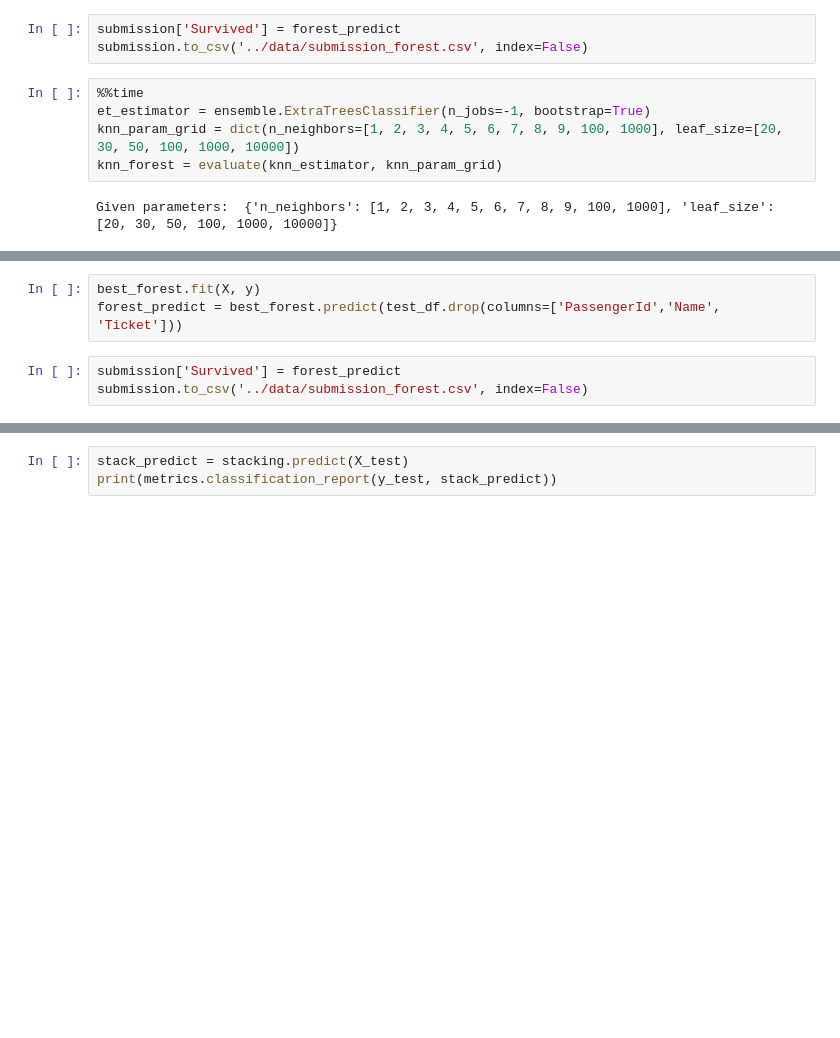
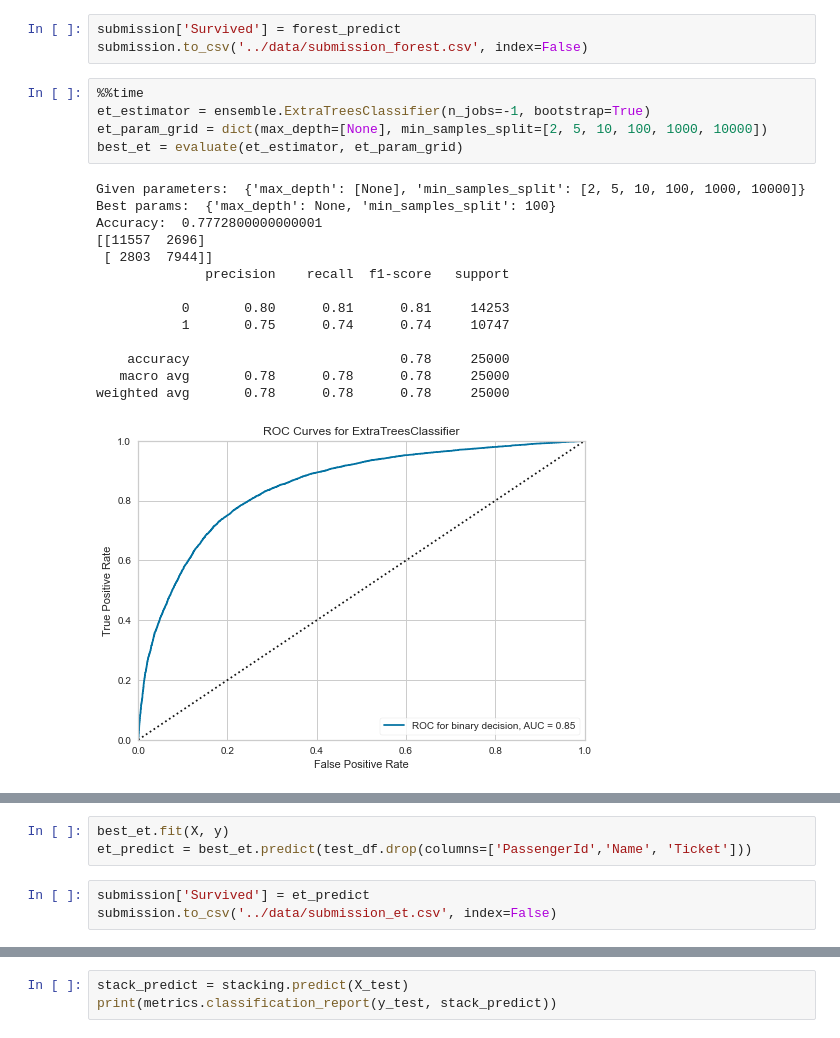
Before and after one commit to theSkyseS/data-analysis, a Jupyter notebook: competition/notebooks/data_processing.ipynb, the cells around one changed output, grey strips where cells are left out. Saved outputs shown, nothing was run; the diff lists cells and outputs as text; blank space fills up the shorter version.

```diff
--- a/competition/notebooks/data_processing.ipynb
+++ b/competition/notebooks/data_processing.ipynb
@@ -142,7 +142,20 @@ submission.to_csv('../data/submission_forest.csv', index=False)
 # %%
 %%time
 et_estimator = ensemble.ExtraTreesClassifier(n_jobs=-1, bootstrap=True)
-knn_param_grid = dict(n_neighbors=[1, 2, 3, 4, 5, 6, 7, 8, 9, 100, 1000], leaf_size=[20, 30, 50, 100, 1000, 10000])
-knn_forest = evaluate(knn_estimator, knn_param_grid)
+et_param_grid = dict(max_depth=[None], min_samples_split=[2, 5, 10, 100, 1000, 10000])
+best_et = evaluate(et_estimator, et_param_grid)
 # %% [output]
-Given parameters:  {'n_neighbors': [1, 2, 3, 4, 5, 6, 7, 8, 9, 100, 1000], 'leaf_size': [20, 30, 50, 100, 1000, 10000]}
+Given parameters:  {'max_depth': [None], 'min_samples_split': [2, 5, 10, 100, 1000, 10000]}
+Best params:  {'max_depth': None, 'min_samples_split': 100}
+Accuracy:  0.7772800000000001
+[[11557  2696]
+ [ 2803  7944]]
+              precision    recall  f1-score   support
+
+           0       0.80      0.81      0.81     14253
+           1       0.75      0.74      0.74     10747
+
+    accuracy                           0.78     25000
+   macro avg       0.78      0.78      0.78     25000
+weighted avg       0.78      0.78      0.78     25000
+[figure, added]
@@ -149,7 +163,7 @@ Given parameters:  {'n_neighbors': [1, 2, 3, 4, 5, 6, 7, 8, 9, 100, 1000], 'leaf
 # %%
-best_forest.fit(X, y)
-forest_predict = best_forest.predict(test_df.drop(columns=['PassengerId','Name', 'Ticket']))
+best_et.fit(X, y)
+et_predict = best_et.predict(test_df.drop(columns=['PassengerId','Name', 'Ticket']))
 # %%
-submission['Survived'] = forest_predict
-submission.to_csv('../data/submission_forest.csv', index=False)
+submission['Survived'] = et_predict
+submission.to_csv('../data/submission_et.csv', index=False)
 # %%
```
Also changed, not shown: parts of 3 cells of this notebook.
